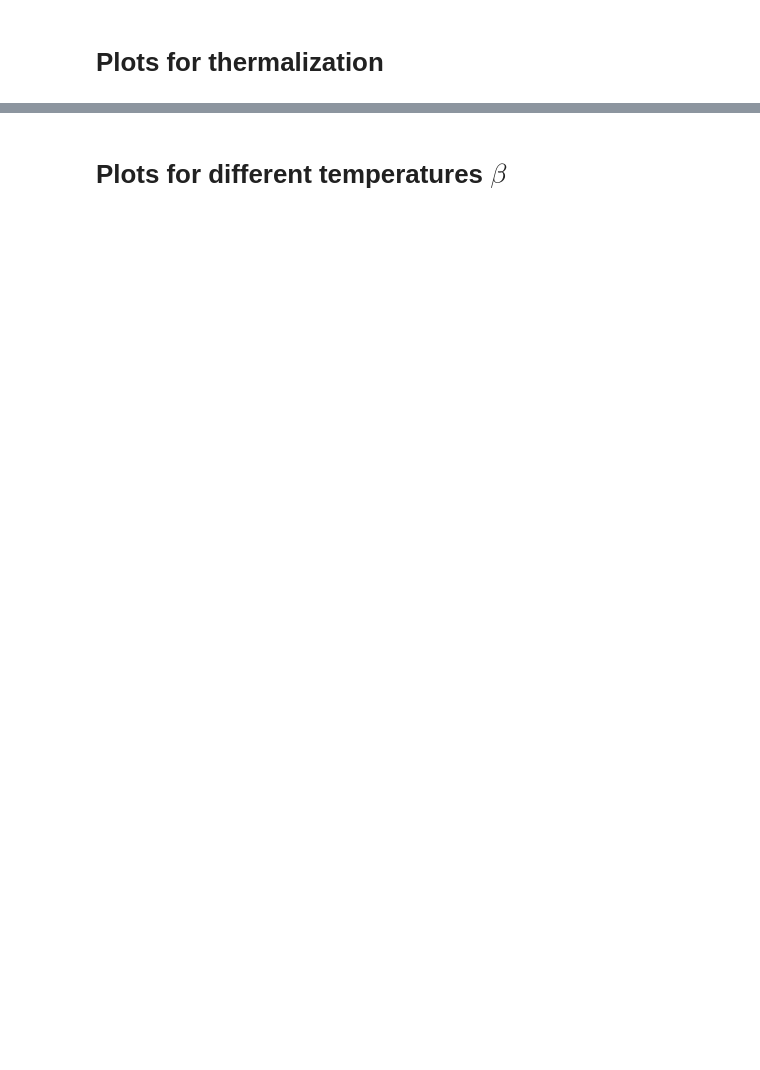
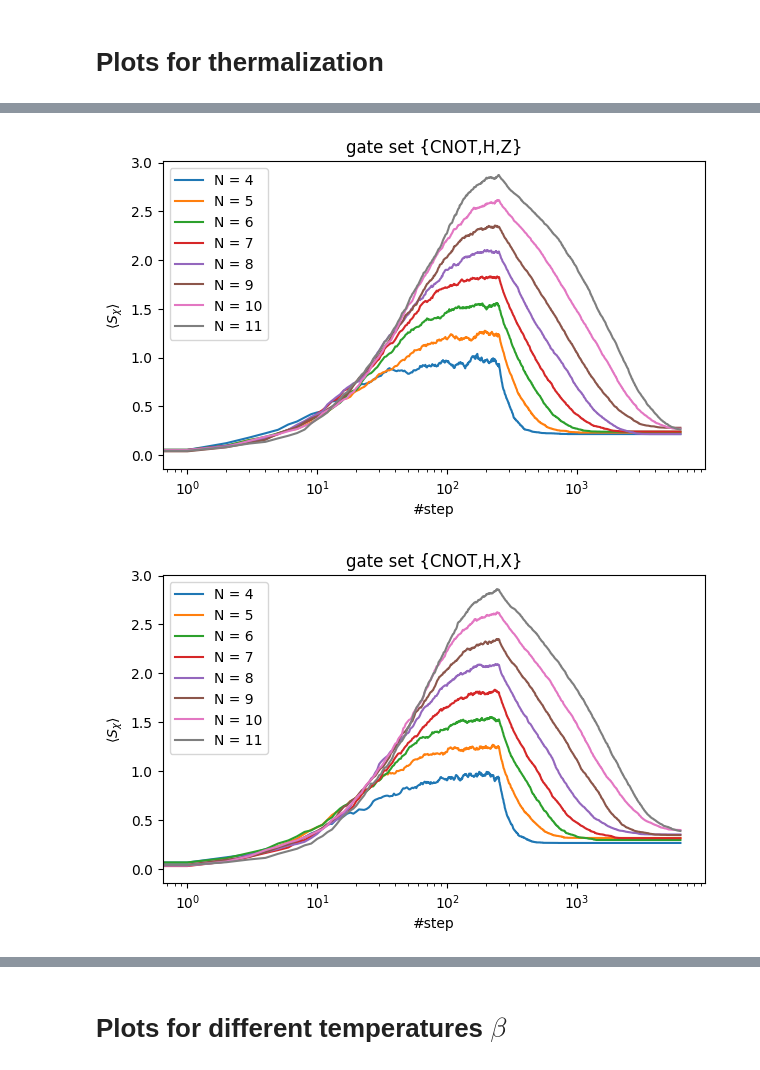
Before and after one commit to HendrikKuehne/entanglement_cooling, a Jupyter notebook: plotting.ipynb, the cells around one changed output, grey strips where cells are left out. Saved outputs shown, nothing was run; the diff lists cells and outputs as text; code cells hidden in the pictures; blank space fills up the shorter version.

Commit message:
new data, new plots

```diff
--- a/plotting.ipynb
+++ b/plotting.ipynb
@@ -22,16 +15,16 @@ def gateset_string(gate_set:tuple) -> str:
 # %%
 # reading the data from the pickled file
-therm_data = ()
+therm_data_CNOT = ()
+therm_data_iSWAP = ()
 beta_data = ()
-gate_sets = ()
 
 # thermalization for different gate sets
-therm_data += read_file("data/07-02_19-40-49___data.pickle")
-"""(CNOT,H,X)"""
-therm_data += read_file("data/07-02_19-40-58___data.pickle")
-"""(CNOT,H,S)"""
-therm_data += read_file("data/07-02_19-41-03___data.pickle")
-"""(CNOT,H,T)"""
+therm_data_CNOT += read_file("data/07-02_22-30-12___data.pickle") # (CNOT,H,Z)
+therm_data_CNOT += read_file("data/07-02_19-40-49___data.pickle") # (CNOT,H,X)
+therm_data_CNOT += read_file("data/07-02_19-40-58___data.pickle") # (CNOT,H,S)
+therm_data_CNOT += read_file("data/07-02_19-41-03___data.pickle") # (CNOT,H,T)
+
+therm_data_iSWAP += read_file("data/07-02_22-33-37___data.pickle")
 
 # thermalization for different (inverse) temperatures beta
 beta_data += read_file("data/07-02_19-44-30___data.pickle")
@@ -42,21 +37 @@ File data/07-02_19-41-03___data.pickle is over.
 File data/07-02_19-44-30___data.pickle is over.
-# %%
-# finding the gate sets we simulated
-gate_sets = ()
-for dataset in therm_data:
-    if dataset["gate_set"] not in gate_sets: gate_sets += (dataset["gate_set"],)
-
-# finding the numbers of wires
-nWires_axis = ()
-for dataset in therm_data:
-    if dataset["heating"]["nWires"] not in nWires_axis: nWires_axis += (dataset["heating"]["nWires"],)
-# %%
-# finding the gate sets we simulated
-gate_sets_beta = ()
-for dataset in beta_data:
-    if dataset["gate_set"] not in gate_sets_beta: gate_sets_beta += (dataset["gate_set"],)
-
-# finding the values of beta
-beta_axis = ()
-for dataset in beta_data:
-    if dataset["cooling"]["beta"] not in beta_axis: beta_axis += (dataset["cooling"]["beta"],)
@@ -82,0 +152,6 @@ for gate_set in gate_sets:
+# %%
+thermalization_timeline_plot(therm_data_CNOT,savefig=True)
+thermalization_timeline_plot(therm_data_iSWAP,savefig=True)
+# %% [output]
+[figure, added]
+[figure, added]
```
Also changed, not shown: parts of 10 cells of this notebook, 34 other files.
